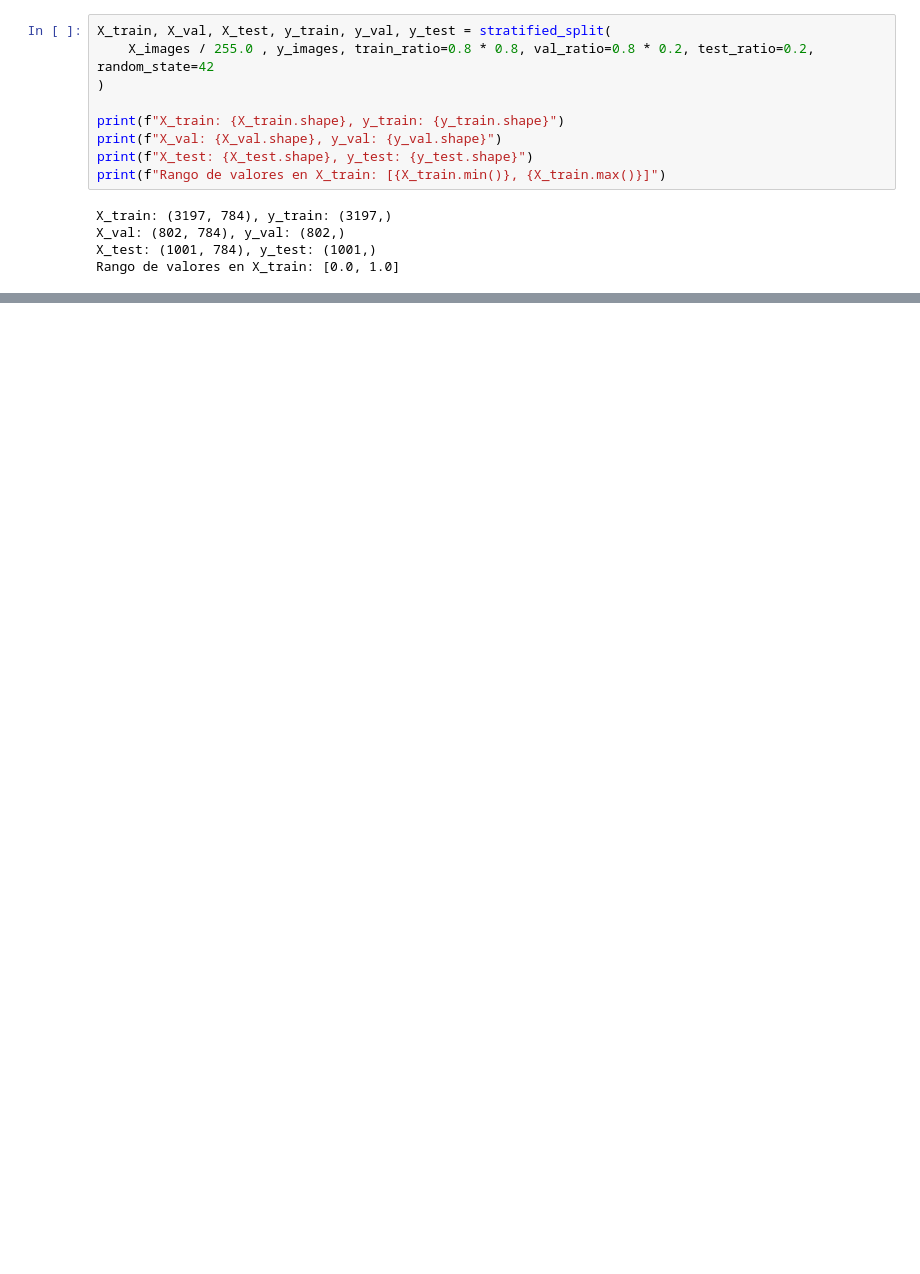
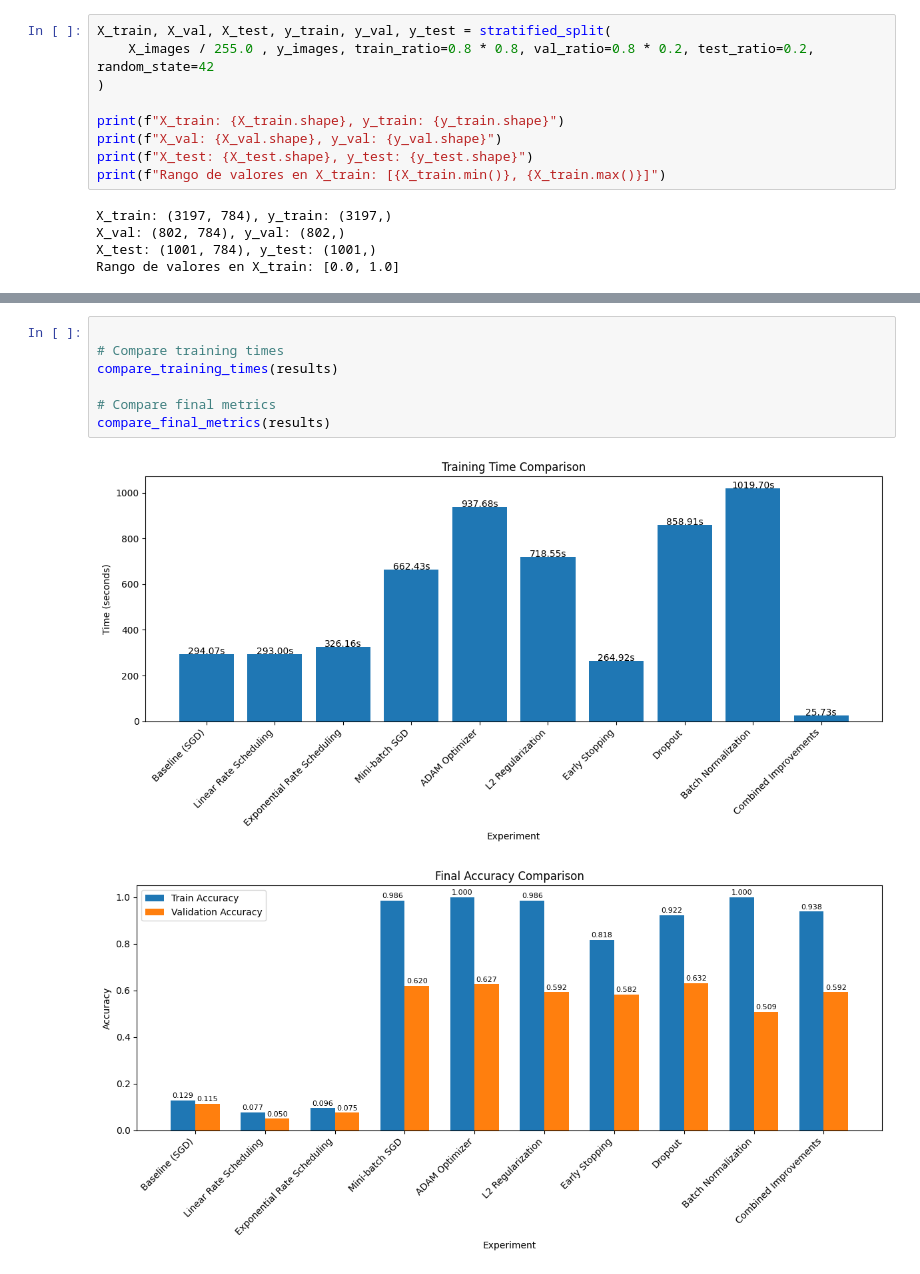
Before and after one commit to elianaostro/ML, a Jupyter notebook: Ostrovsky_Eliana_TP3/Ostrovsky_Eliana_Notebook_TP3.ipynb, the cells around one changed output, grey strips where cells are left out. Drawn from its saved outputs; the diff is of its cells as text; blank space fills up the shorter version.

```diff
--- a/Ostrovsky_Eliana_TP3/Ostrovsky_Eliana_Notebook_TP3.ipynb
+++ b/Ostrovsky_Eliana_TP3/Ostrovsky_Eliana_Notebook_TP3.ipynb
@@ -191,0 +390,10 @@ Validation Set - Accuracy: 0.0324, Cross-Entropy: 3.8930
+# %%
+
+# Compare training times
+compare_training_times(results)
+
+# Compare final metrics
+compare_final_metrics(results)
+# %% [output]
+[figure, added]
+[figure, added]
```
Also changed, not shown: parts of 27 cells of this notebook, 8 other files.
